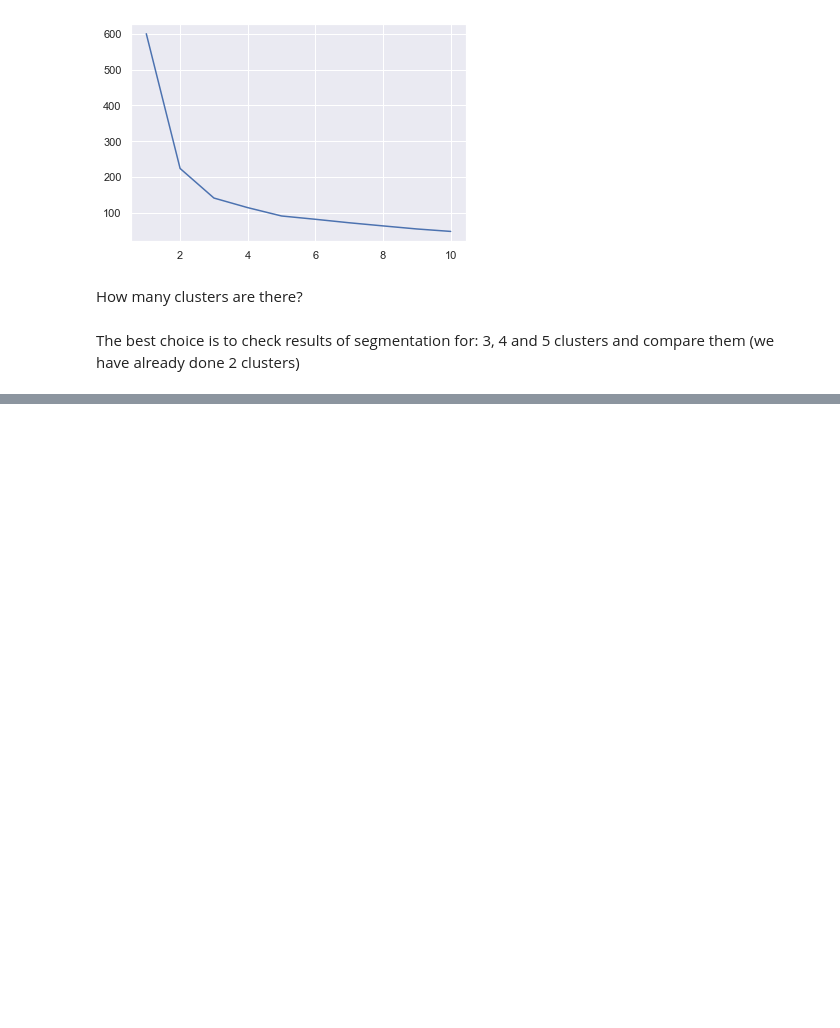
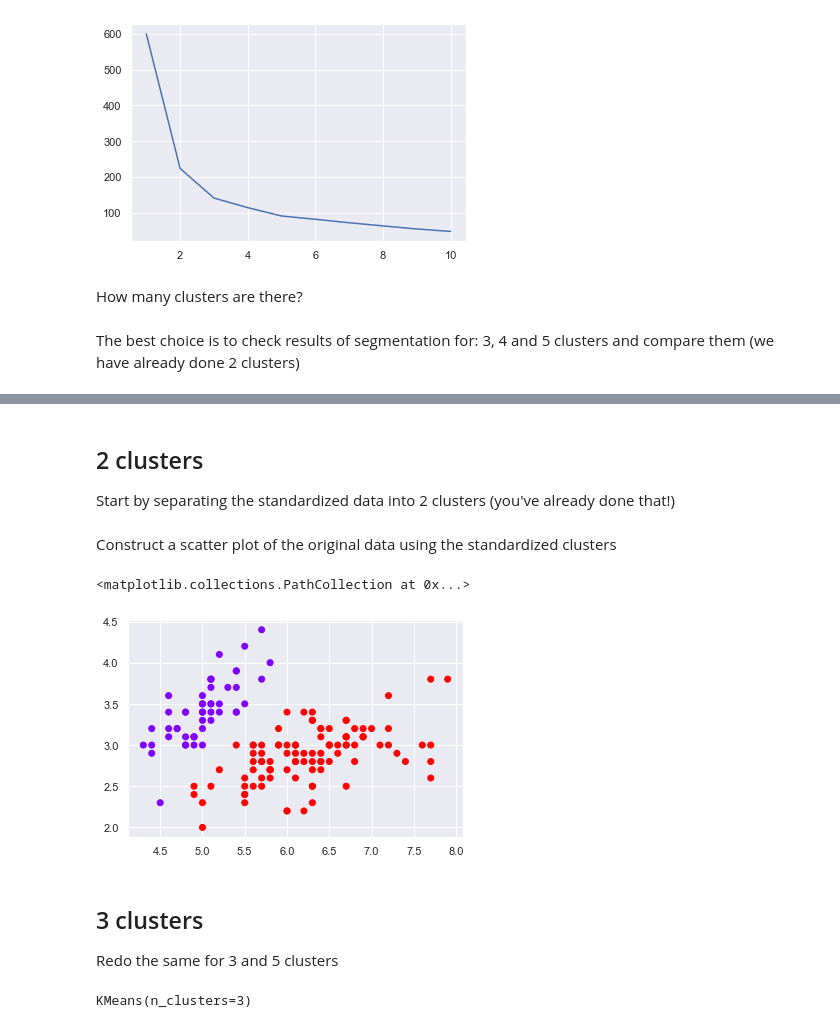
Before and after one commit to tomasz-urban/Jupyter, a Jupyter notebook: DS_bootcamp/clustering/species_segmentation_exercise.ipynb, the cells around one changed output, grey strips where cells are left out. Saved outputs shown, nothing was run; the diff lists cells and outputs as text; code cells hidden in the pictures; blank space fills up the shorter version.

Commit message:
comparing results with marked data (real life data)

```diff
--- a/DS_bootcamp/clustering/species_segmentation_exercise.ipynb
+++ b/DS_bootcamp/clustering/species_segmentation_exercise.ipynb
@@ -180,0 +185,19 @@ The best choice is to check results of segmentation for: 3, 4 and 5 clusters and
+# %% [markdown]
+## 2 clusters
+
+Start by separating the standardized data into 2 clusters (you've already done that!)
+# %% [markdown]
+Construct a scatter plot of the original data using the standardized clusters
+# %%
+plt.scatter(data['sepal_length'], data['sepal_width'], c=scaled_df['clusters'], cmap='rainbow')
+# %% [output]
+<matplotlib.collections.PathCollection at 0x...>
+[figure, added]
+# %% [markdown]
+## 3 clusters
+Redo the same for 3 and 5 clusters
+# %%
+kmeans_3 = KMeans(3)
+kmeans_3.fit(x_scaled)
+# %% [output]
+KMeans(n_clusters=3)
```
Also changed, not shown: parts of 15 cells of this notebook.
